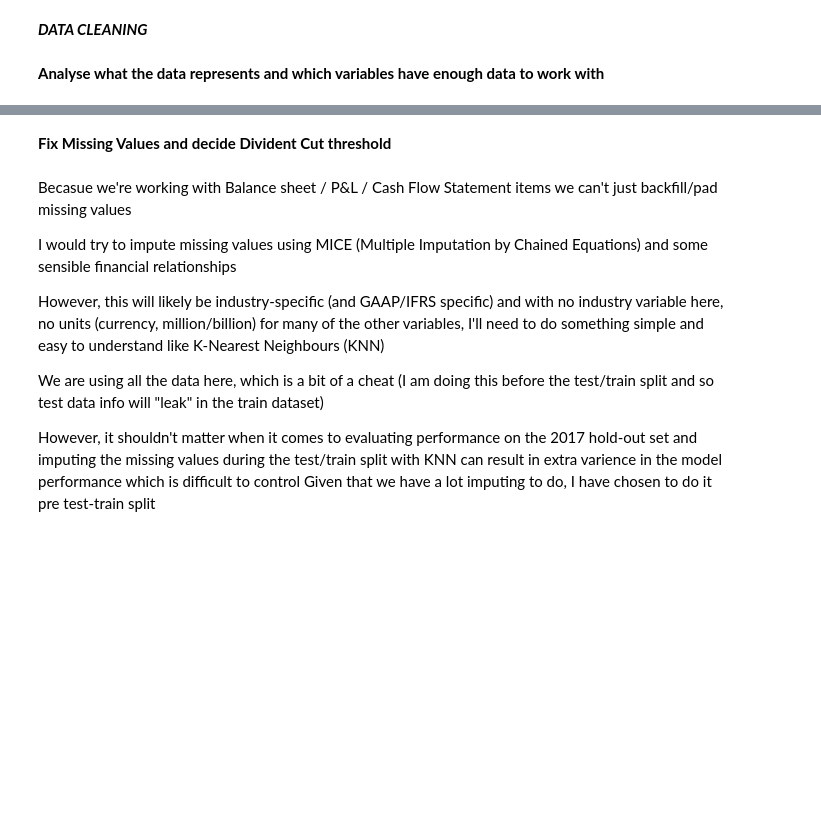
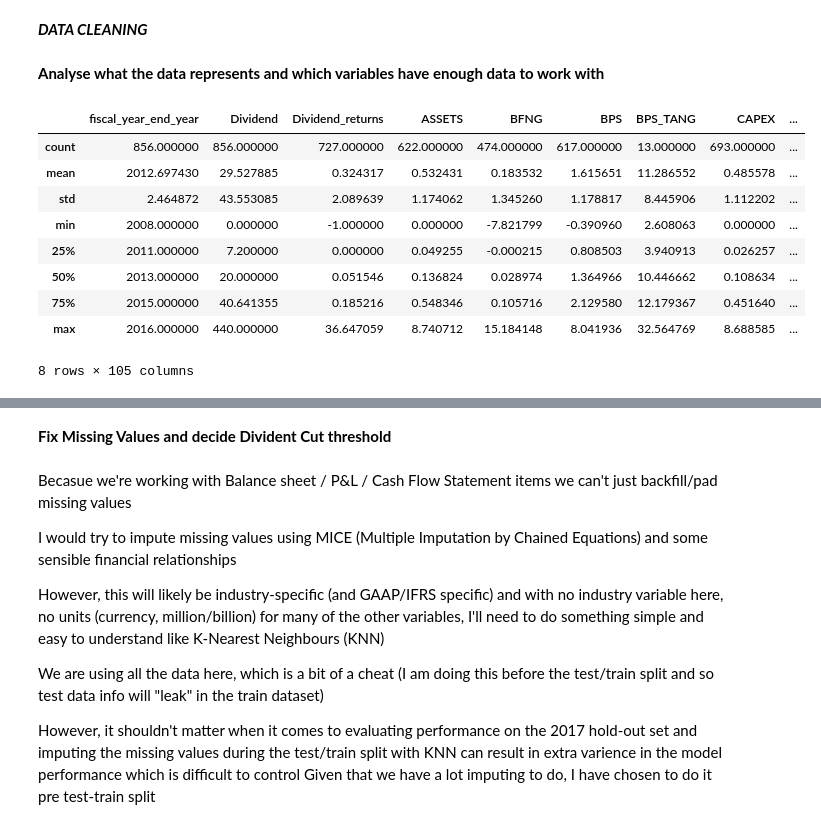
Before and after one commit to callmegramma/Dividend_cut, a Jupyter notebook: Markit_Notebook_Plamen_Ivanov.ipynb, the cells around one changed output, grey strips where cells are left out. Saved outputs shown, nothing was run; the diff lists cells and outputs as text; code cells hidden in the pictures; blank space fills up the shorter version.

```diff
--- a/Markit_Notebook_Plamen_Ivanov.ipynb
+++ b/Markit_Notebook_Plamen_Ivanov.ipynb
@@ -35,6 +35,6 @@ from sklearn.metrics import fbeta_score
 rawdata =  pd.read_csv('C:/Users/Admiral Akhbar/Desktop/Markit/ds_assessment_data_2008_2016.csv', na_values=["inf","-inf",""," "], keep_default_na=True)
 # %%
 #Set output options to explore data more easily
-pd.set_option("display.max_rows", 50)
+pd.set_option("display.max_rows", 70)
 pd.set_option("display.max_columns", 20)
 pd.options.plotting.backend = "plotly"
@@ -41,5 +45,14 @@ pd.options.plotting.backend = "plotly"
 # %%
-###Check out the data to see if it loaded ok
-rawdata.head(10)
-rawdata.shape
+#Sum stats
 rawdata.describe()
+# %% [output]
+|  | fiscal_year_end_year | Dividend | Dividend_returns | ASSETS | BFNG | BPS | BPS_TANG | CAPEX | ... |
+| count | 856.000000 | 856.000000 | 727.000000 | 622.000000 | 474.000000 | 617.000000 | 13.000000 | 693.000000 | ... |
+| mean | 2012.697430 | 29.527885 | 0.324317 | 0.532431 | 0.183532 | 1.615651 | 11.286552 | 0.485578 | ... |
+| std | 2.464872 | 43.553085 | 2.089639 | 1.174062 | 1.345260 | 1.178817 | 8.445906 | 1.112202 | ... |
+| min | 2008.000000 | 0.000000 | -1.000000 | 0.000000 | -7.821799 | -0.390960 | 2.608063 | 0.000000 | ... |
+| 25% | 2011.000000 | 7.200000 | 0.000000 | 0.049255 | -0.000215 | 0.808503 | 3.940913 | 0.026257 | ... |
+| 50% | 2013.000000 | 20.000000 | 0.051546 | 0.136824 | 0.028974 | 1.364966 | 10.446662 | 0.108634 | ... |
+| 75% | 2015.000000 | 40.641355 | 0.185216 | 0.548346 | 0.105716 | 2.129580 | 12.179367 | 0.451640 | ... |
+| max | 2016.000000 | 440.000000 | 36.647059 | 8.740712 | 15.184148 | 8.041936 | 32.564769 | 8.688585 | ... |
+8 rows × 105 columns
```
Also changed, not shown: parts of 48 cells of this notebook.
